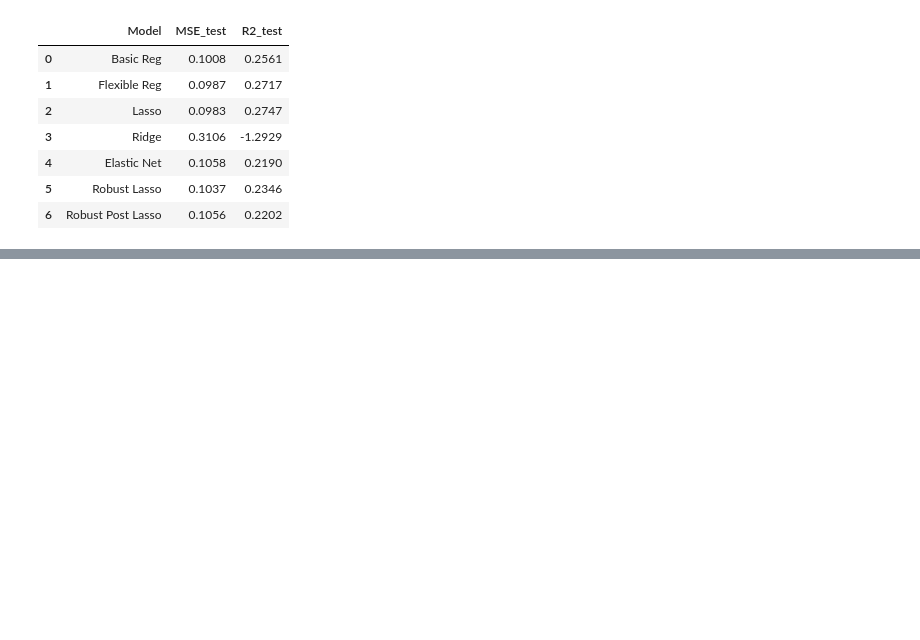
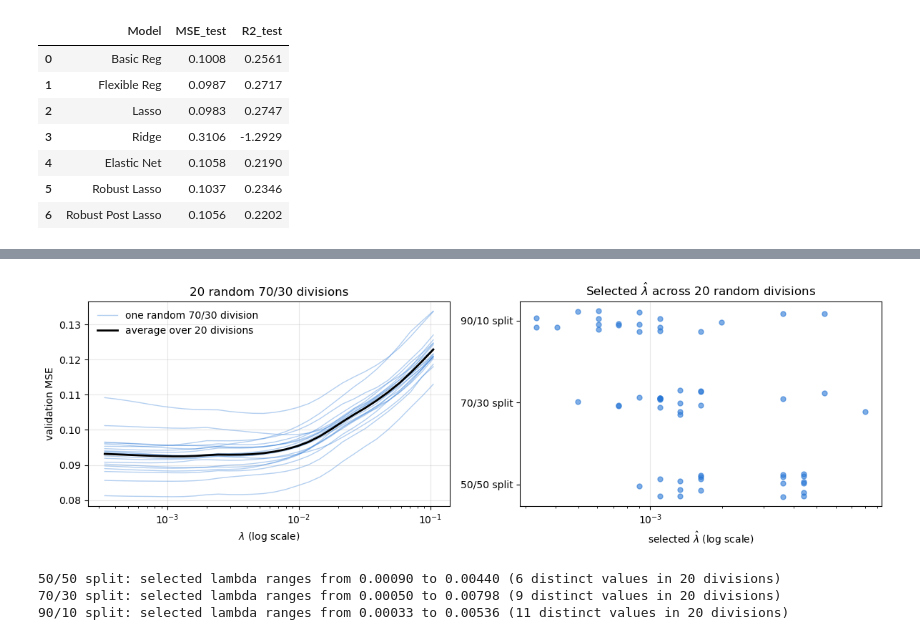
Before and after one commit to joelreyesm/ECON-524-Big-Data-Econometrics, a Jupyter notebook: lab/W2_Lasso.ipynb, the cells around one changed output, grey strips where cells are left out. Cells and saved outputs as stored; diff of their text form; code cells hidden in the pictures; blank space fills up the shorter version.

```diff
--- a/lab/W2_Lasso.ipynb
+++ b/lab/W2_Lasso.ipynb
@@ -559,0 +717,53 @@ res_df2.round(4)
+# %%
+n_repeats = 20
+split_shares = [0.5, 0.3, 0.1]          # share of the training sample used for validation
+
+curves_70_30 = []                       # store the 20 curves for the 70/30 case, to plot them
+lambda_by_share = {s: [] for s in split_shares}
+for share in split_shares:
+    for seed in range(n_repeats):
+        tr, va = train_test_split(np.arange(n_train), test_size=share, random_state=seed)
+        mse = validation_mse(Z_train, y_train, lambda_grid, tr, va)
+        lambda_by_share[share].append(lambda_grid[np.argmin(mse)])
+        if share == 0.3:
+            curves_70_30.append(mse)
+curves_70_30 = np.array(curves_70_30)
+
+fig, axes = plt.subplots(1, 2, figsize=(12, 4))
+
+ax = axes[0]
+for k, mse in enumerate(curves_70_30):
+    ax.plot(lambda_grid, mse, color=COLORS['validation'], lw=1, alpha=0.35,
+            label='one random 70/30 division' if k == 0 else None)
+ax.plot(lambda_grid, curves_70_30.mean(axis=0), color='black', lw=2, label='average over 20 divisions')
+ax.set_xscale('log')
+ax.set_xlabel('$\\lambda$ (log scale)')
+ax.set_ylabel('validation MSE')
+ax.set_title('20 random 70/30 divisions')
+ax.grid(alpha=0.3)
+ax.legend(frameon=False)
+
+ax = axes[1]
+rng = np.random.default_rng(0)
+for i, share in enumerate(split_shares):
+    lams = np.array(lambda_by_share[share])
+    jitter = rng.uniform(-0.15, 0.15, size=len(lams))
+    ax.scatter(lams, i + jitter, color=COLORS['validation'], alpha=0.6, s=25)
+ax.set_yticks(range(len(split_shares)))
+ax.set_yticklabels([f'{int((1-s)*100)}/{int(s*100)} split' for s in split_shares])
+ax.set_xscale('log')
+ax.set_xlabel('selected $\\hat\\lambda$ (log scale)')
+ax.set_title('Selected $\\hat\\lambda$ across 20 random divisions')
+ax.grid(alpha=0.3, axis='x')
+plt.tight_layout()
+plt.show()
+
+for share in split_shares:
+    lams = np.array(lambda_by_share[share])
+    print(f'{int((1-share)*100)}/{int(share*100)} split: selected lambda ranges from '
+          f'{lams.min():.5f} to {lams.max():.5f} ({len(np.unique(lams))} distinct values in 20 divisions)')
+# %% [output]
+[figure, added]
+50/50 split: selected lambda ranges from 0.00090 to 0.00440 (6 distinct values in 20 divisions)
+70/30 split: selected lambda ranges from 0.00050 to 0.00798 (9 distinct values in 20 divisions)
+90/10 split: selected lambda ranges from 0.00033 to 0.00536 (11 distinct values in 20 divisions)
```
Also changed, not shown: parts of 21 cells of this notebook, 1 other file.
